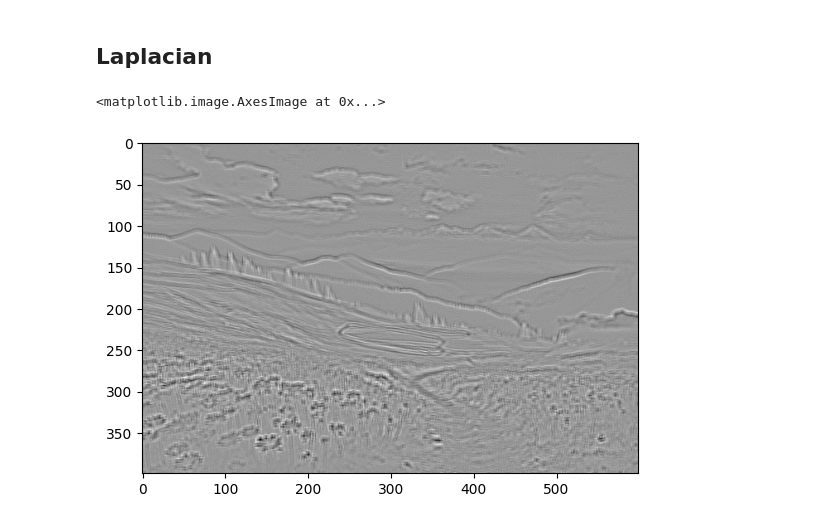
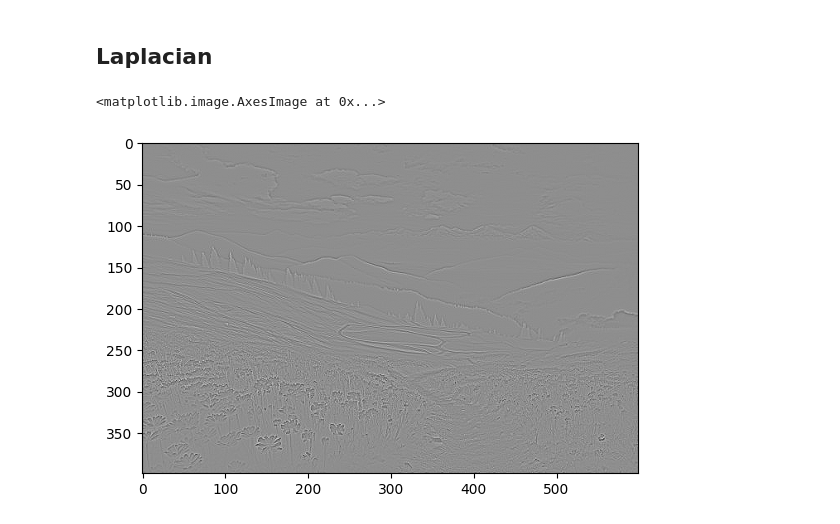
Before and after one commit to Daravico/Computer-Vision-Topics, a Jupyter notebook: 2-Image Processing techniques/6-Borders and Corners.ipynb, the cells around one changed output. Cells and saved outputs as stored; diff of their text form; code cells hidden in the pictures.

```diff
--- a/2-Image Processing techniques/6-Borders and Corners.ipynb
+++ b/2-Image Processing techniques/6-Borders and Corners.ipynb
@@ -38,17 +38,17 @@ plt.imshow(blend_img, cmap='gray')
 # %%
 import cv2
 import matplotlib.pyplot as plt
 
 img_path = "img/nature.jpg"
 
 img = cv2.imread(img_path)
 img = cv2.cvtColor(img, cv2.COLOR_BGR2GRAY)
-img = cv2.GaussianBlur(img, (5,5), 10)
+# img = cv2.GaussianBlur(img, (5,5), 10)
 
 plt.imshow(img, cmap='gray')
 
 laplacian = cv2.Laplacian(img, cv2.CV_64F)
 plt.imshow(laplacian, cmap='gray')
 # %% [output]
 <matplotlib.image.AxesImage at 0x...>
-[figure, old version]
+[figure, new version]
```
